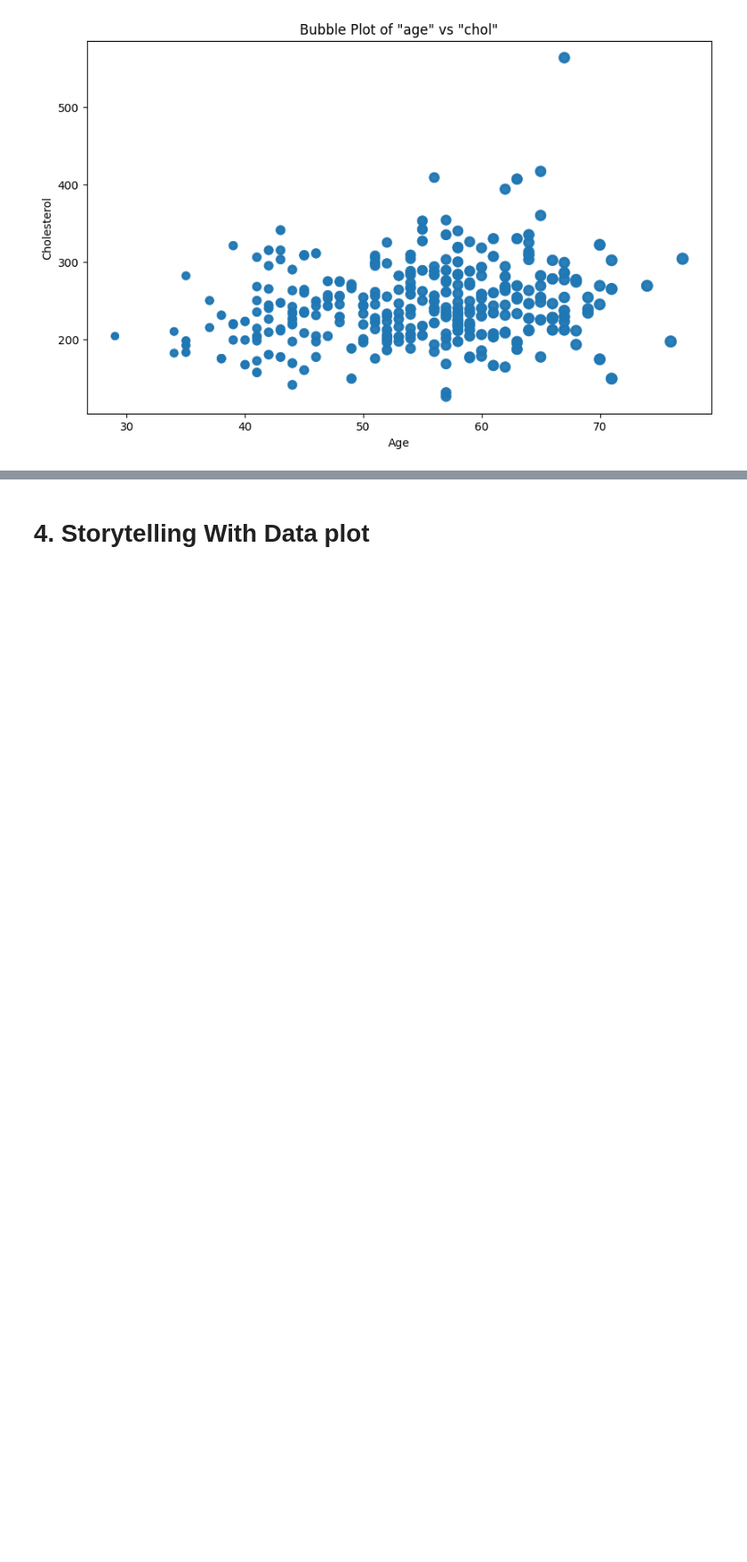
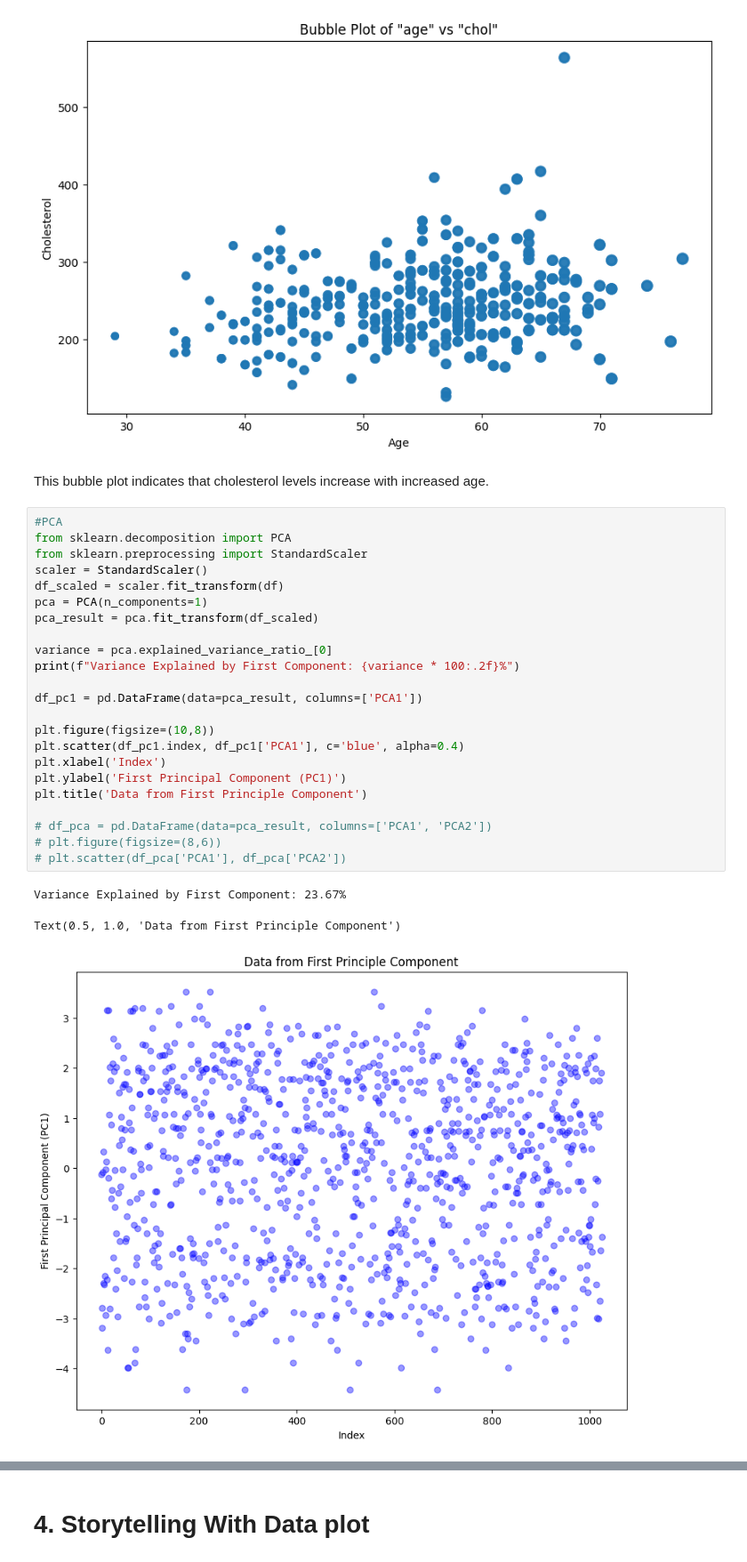
Before and after one commit to els246/2025-spring-B2, a Jupyter notebook: OMDS-ModB2-Week9-Stiller-Emma.ipynb, the cells around one changed output, grey strips where cells are left out. Shown: that part at 89% size. Cells and saved outputs as stored; diff of their text form; blank space fills up the shorter version.

```diff
--- a/OMDS-ModB2-Week9-Stiller-Emma.ipynb
+++ b/OMDS-ModB2-Week9-Stiller-Emma.ipynb
@@ -121,3 +155,32 @@ plt.ylabel('Cholesterol')
 # %% [output]
 Text(0, 0.5, 'Cholesterol')
 [figure]
+# %% [markdown]
+This bubble plot indicates that cholesterol levels increase with increased age.
+# %%
+#PCA
+from sklearn.decomposition import PCA
+from sklearn.preprocessing import StandardScaler
+scaler = StandardScaler()
+df_scaled = scaler.fit_transform(df)
+pca = PCA(n_components=1)
+pca_result = pca.fit_transform(df_scaled)
+
+variance = pca.explained_variance_ratio_[0]
+print(f"Variance Explained by First Component: {variance * 100:.2f}%")
+
+df_pc1 = pd.DataFrame(data=pca_result, columns=['PCA1'])
+
+plt.figure(figsize=(10,8))
+plt.scatter(df_pc1.index, df_pc1['PCA1'], c='blue', alpha=0.4)
+plt.xlabel('Index')
+plt.ylabel('First Principal Component (PC1)')
+plt.title('Data from First Principle Component')
+
+# df_pca = pd.DataFrame(data=pca_result, columns=['PCA1', 'PCA2'])
+# plt.figure(figsize=(8,6))
+# plt.scatter(df_pca['PCA1'], df_pca['PCA2'])
+# %% [output]
+Variance Explained by First Component: 23.67%
+Text(0.5, 1.0, 'Data from First Principle Component')
+[figure, added]
```
Also changed, not shown: parts of 9 cells of this notebook.
